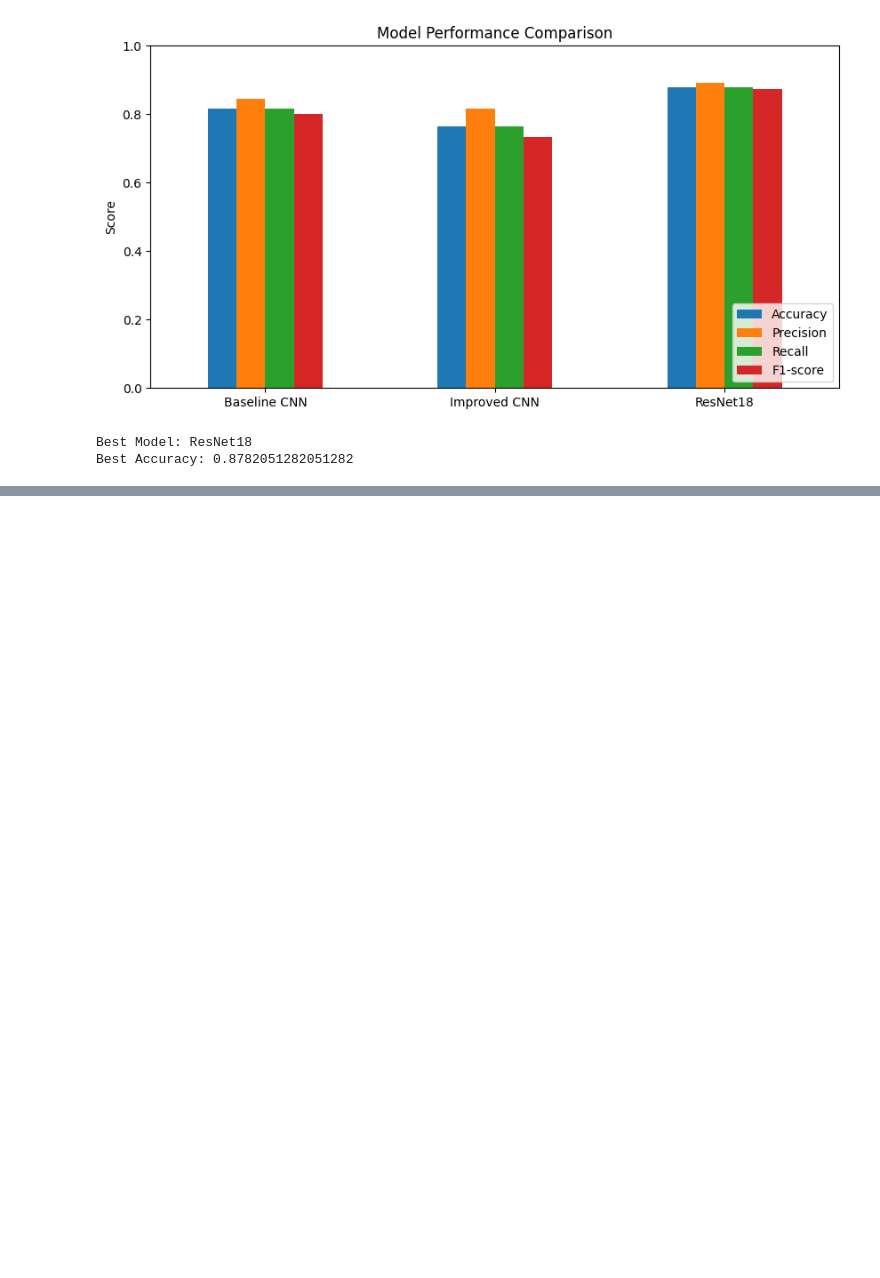
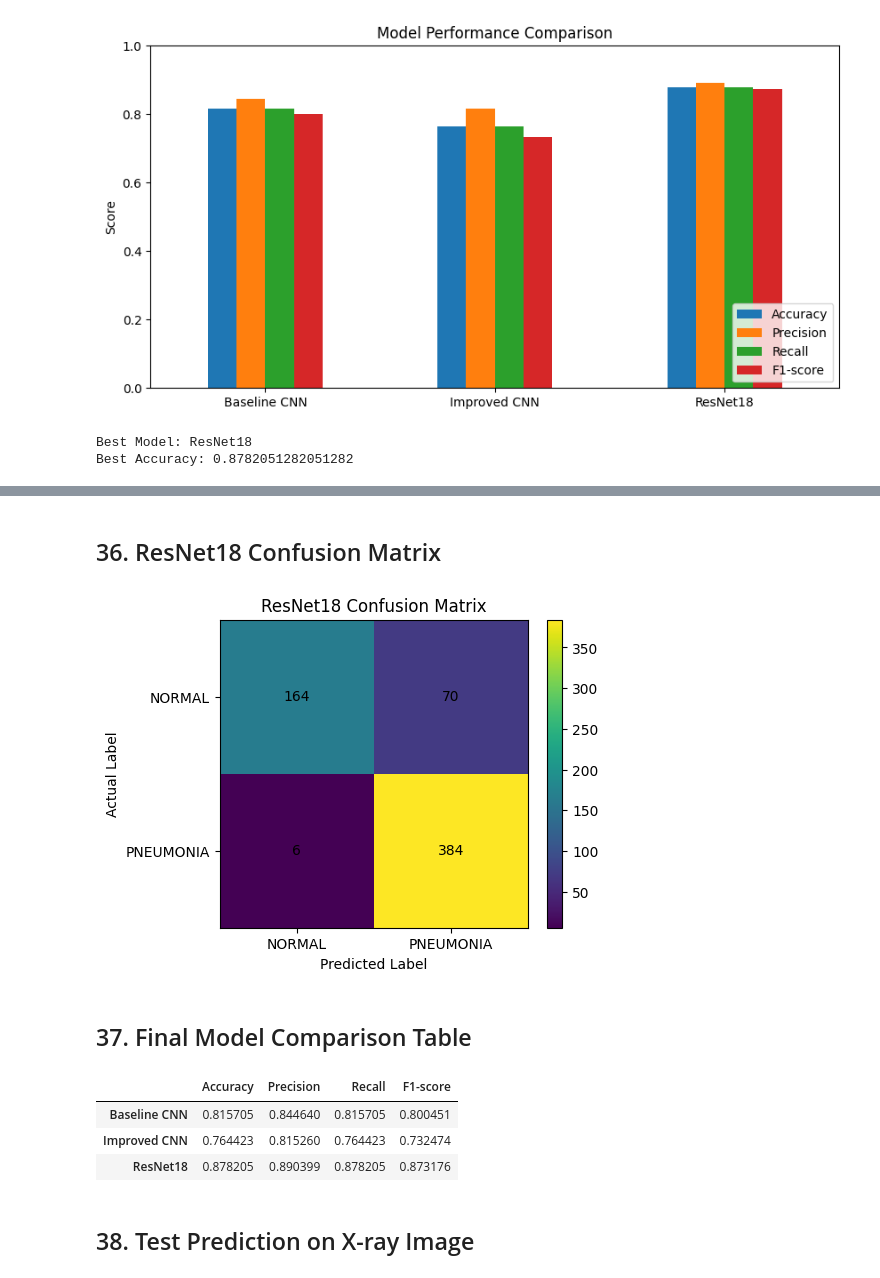
Before and after one commit to sanjelprashid/computer-vision-pneumonia-detection, a Jupyter notebook: pneumonia_detection.ipynb, the cells around one changed output, grey strips where cells are left out. Drawn from its saved outputs; the diff is of its cells as text; code cells hidden in the pictures; blank space fills up the shorter version.

```diff
--- a/pneumonia_detection.ipynb
+++ b/pneumonia_detection.ipynb
@@ -677,0 +708,17 @@ Best Accuracy: 0.8782051282051282
+# %% [markdown]
+## 36. ResNet18 Confusion Matrix
+# %%
+plot_confusion_matrix(resnet_cm, "ResNet18 Confusion Matrix")
+# %% [output]
+[figure, added]
+# %% [markdown]
+## 37. Final Model Comparison Table
+# %%
+results_df
+# %% [output]
+|  | Accuracy | Precision | Recall | F1-score |
+| Baseline CNN | 0.815705 | 0.844640 | 0.815705 | 0.800451 |
+| Improved CNN | 0.764423 | 0.815260 | 0.764423 | 0.732474 |
+| ResNet18 | 0.878205 | 0.890399 | 0.878205 | 0.873176 |
+# %% [markdown]
+## 38. Test Prediction on X-ray Image
```
Also changed, not shown: parts of 11 cells of this notebook.
